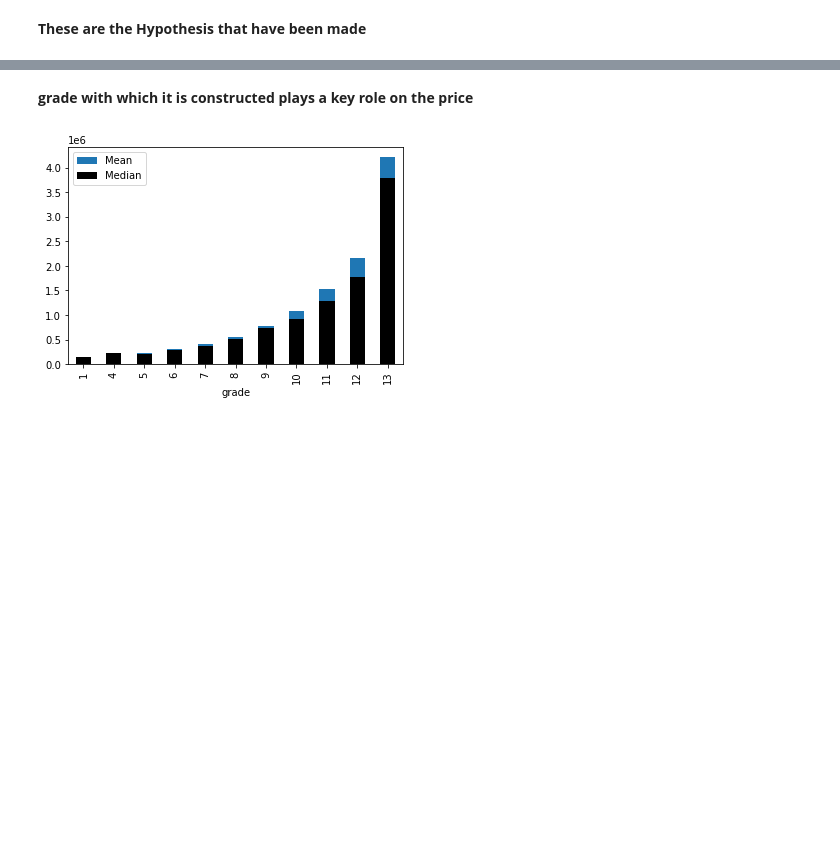
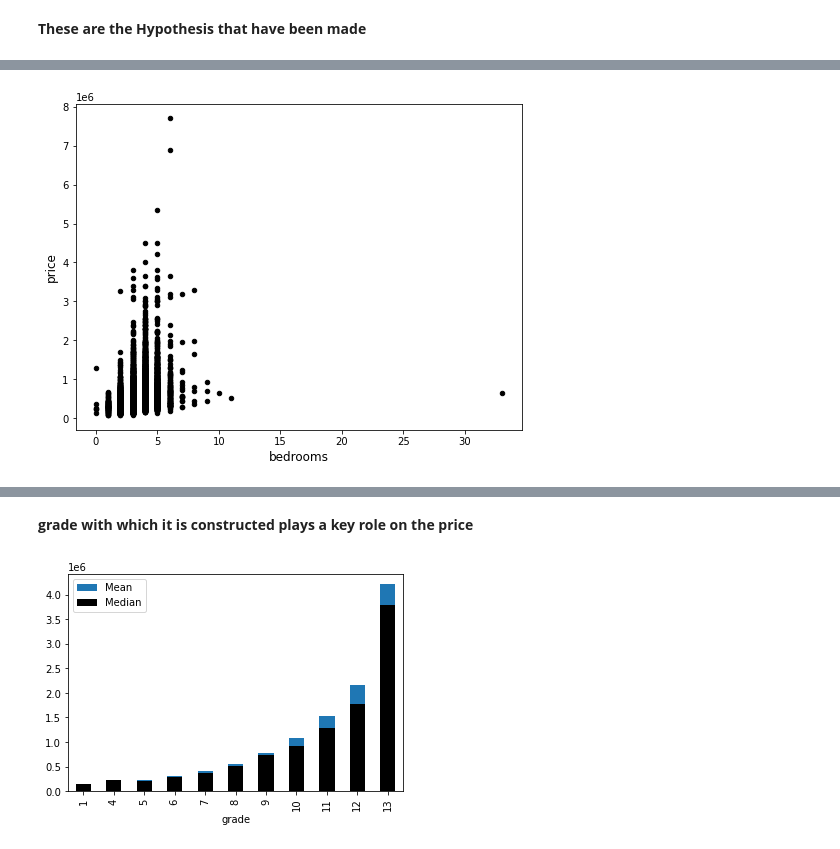
Before and after one commit to vaibhavvarmadv/HousePricePrediction, a Jupyter notebook: EDA.ipynb, the cells around one changed output, grey strips where cells are left out. Cells and saved outputs as stored; diff of their text form; code cells hidden in the pictures; blank space fills up the shorter version.

```diff
--- a/EDA.ipynb
+++ b/EDA.ipynb
@@ -59,0 +132,11 @@ data
+# %%
+import matplotlib.pyplot as plt
+#Scatter Plot
+data.plot(kind='scatter', x='bedrooms', y='price', color='black', figsize=(8,6))
+plt.ylabel('price', fontsize=12)
+plt.xlabel('bedrooms', fontsize=12)
+plt.show()
+
+# for each plot average price?
+# %% [output]
+[figure, added]
```
Also changed, not shown: parts of 93 cells of this notebook, 1 other file.
